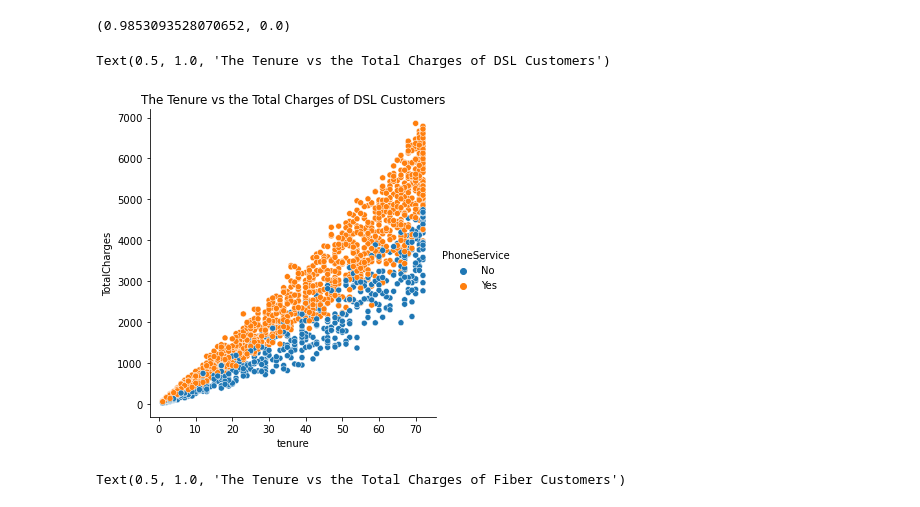
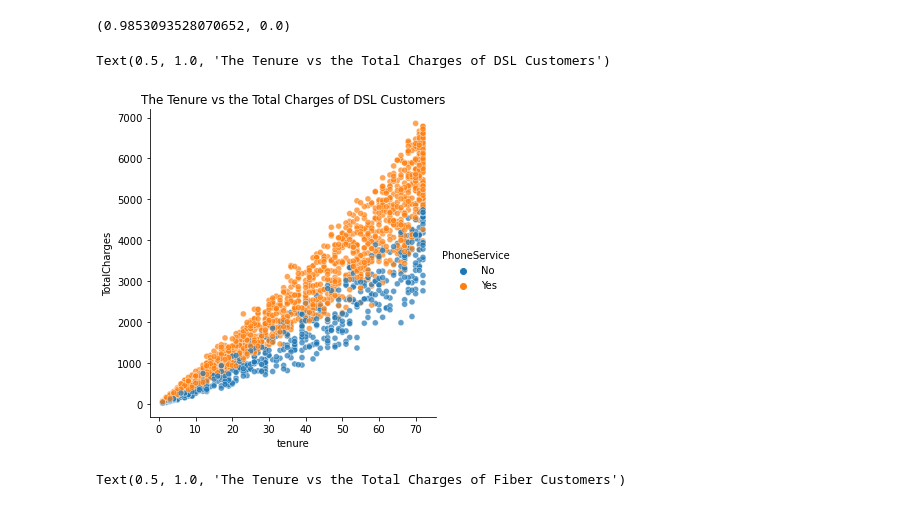
Before and after one commit to David-Howell/statistics-exercises, a Jupyter notebook: hypothesis_testing.ipynb, the cells around one changed output. Drawn from its saved outputs; the diff is of its cells as text; code cells hidden in the pictures.

```diff
--- a/hypothesis_testing.ipynb
+++ b/hypothesis_testing.ipynb
@@ -591,11 +591,11 @@ corr, p
 # %% [output]
 (0.9853093528070652, 0.0)
 # %%
-sns.relplot(x=dsl_cust.tenure, y=dsl_cust.TotalCharges, hue=dsl_cust.PhoneService)
+sns.relplot(x=dsl_cust.tenure, y=dsl_cust.TotalCharges, hue=dsl_cust.PhoneService, alpha = .7)
 plt.title('The Tenure vs the Total Charges of DSL Customers')
 # %% [output]
 Text(0.5, 1.0, 'The Tenure vs the Total Charges of DSL Customers')
-[figure, old version]
+[figure, new version]
 # %%
 sns.relplot(x=fiber_cust.tenure, y=fiber_cust.TotalCharges, hue=fiber_cust.PhoneService)
 plt.title('The Tenure vs the Total Charges of Fiber Customers')
```
Also changed, not shown: parts of 3 cells of this notebook.
